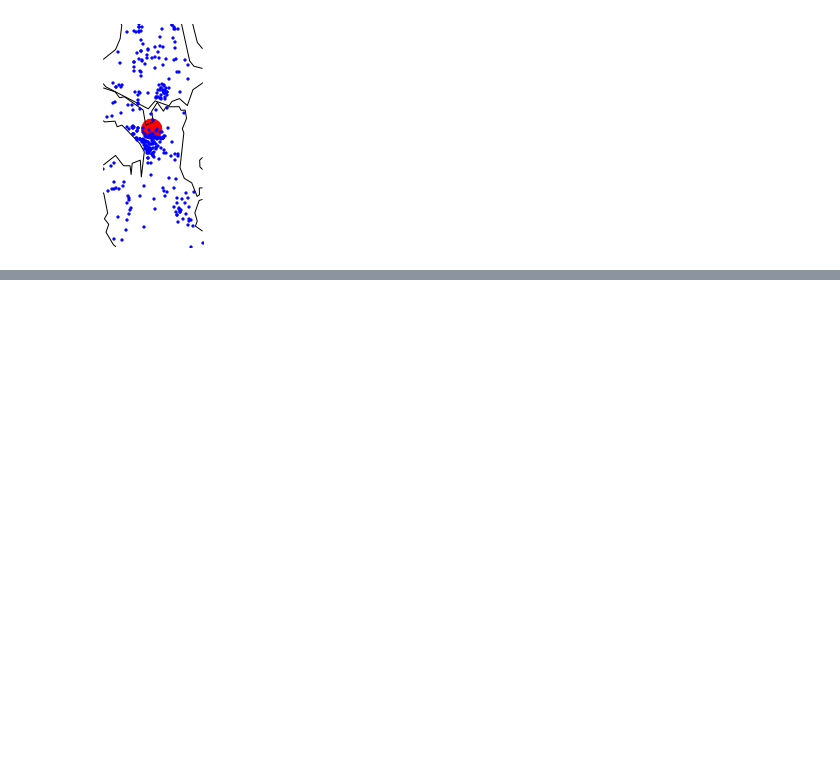
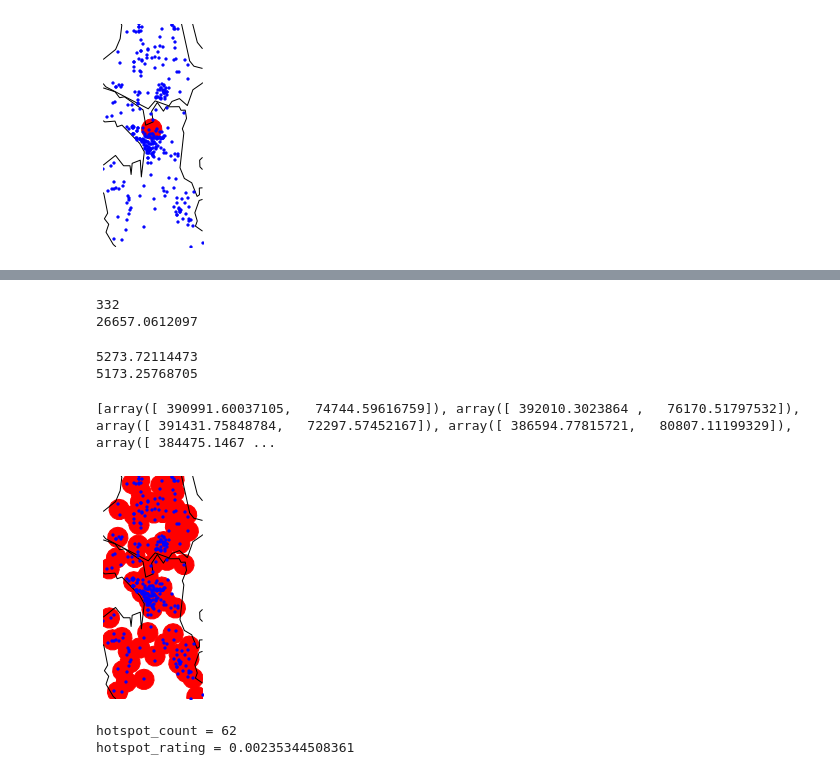
Before and after one commit to bcc2xp/geomining, a Jupyter notebook: 20151022Demo.ipynb, the cells around one changed output, grey strips where cells are left out. Drawn from its saved outputs; the diff is of its cells as text; code cells hidden in the pictures; blank space fills up the shorter version.

```diff
--- a/20151022Demo.ipynb
+++ b/20151022Demo.ipynb
@@ -734,0 +785,22 @@ print '%f' % rate_hotspots(hotspot_xys, seattle_fire_response_xys, radius_in_met
+# %%
+groups = [seattle_fire_response_xys]
+group = groups.pop(0)
+print len(group)
+
+print get_diameter(group)
+# %% [output]
+332
+26657.0612097
+# %%
+def price_hotspot_via_distance_over_count(hotspot_xy, client_xys):
+    summed_distance = sum_distances_from_hotspot(hotspot_xy, client_xys)
+    client_count = len(client_xys)
+    return summed_distance / float(client_count)
+
+print place_and_price_hotspot(
+    seattle_fire_response_xys, place_hotspot_via_mean, price_hotspot_via_distance_over_count)
+print place_and_price_hotspot(
+    seattle_fire_response_xys, place_hotspot_via_bfgs, price_hotspot_via_distance_over_count)
+# %% [output]
+5273.72114473
+5173.25768705
@@ -734,0 +827,15 @@ print '%f' % rate_hotspots(hotspot_xys, seattle_fire_response_xys, radius_in_met
+# %%
+print hotspots_via_split
+# %% [output]
+[array([ 390991.60037105,   74744.59616759]), array([ 392010.3023864 ,   76170.51797532]), array([ 391431.75848784,   72297.57452167]), array([ 386594.77815721,   80807.11199329]), array([ 384475.1467 ...
+# %%
+plot_hotspots(hotspot_xys, seattle_fire_response_xys, radius_in_meters)
+# %% [output]
+[figure, added]
+# %%
+print 'hotspot_count = %s' % len(hotspot_xys)
+print 'hotspot_rating = %s' % rate_hotspots(
+    hotspot_xys, seattle_fire_response_xys, radius_in_meters)
+# %% [output]
+hotspot_count = 62
+hotspot_rating = 0.00235344508361
```
Also changed, not shown: parts of 15 cells of this notebook.
